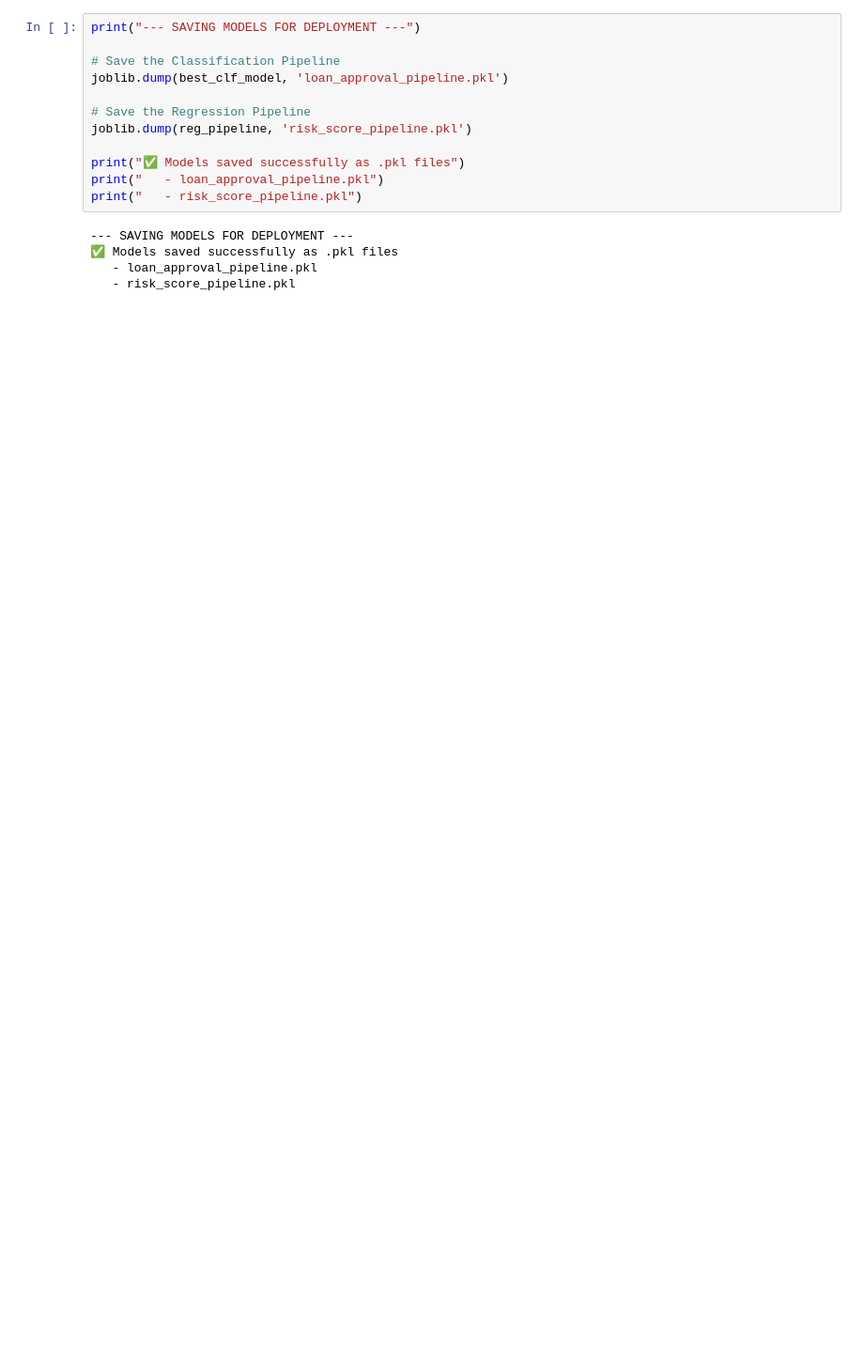
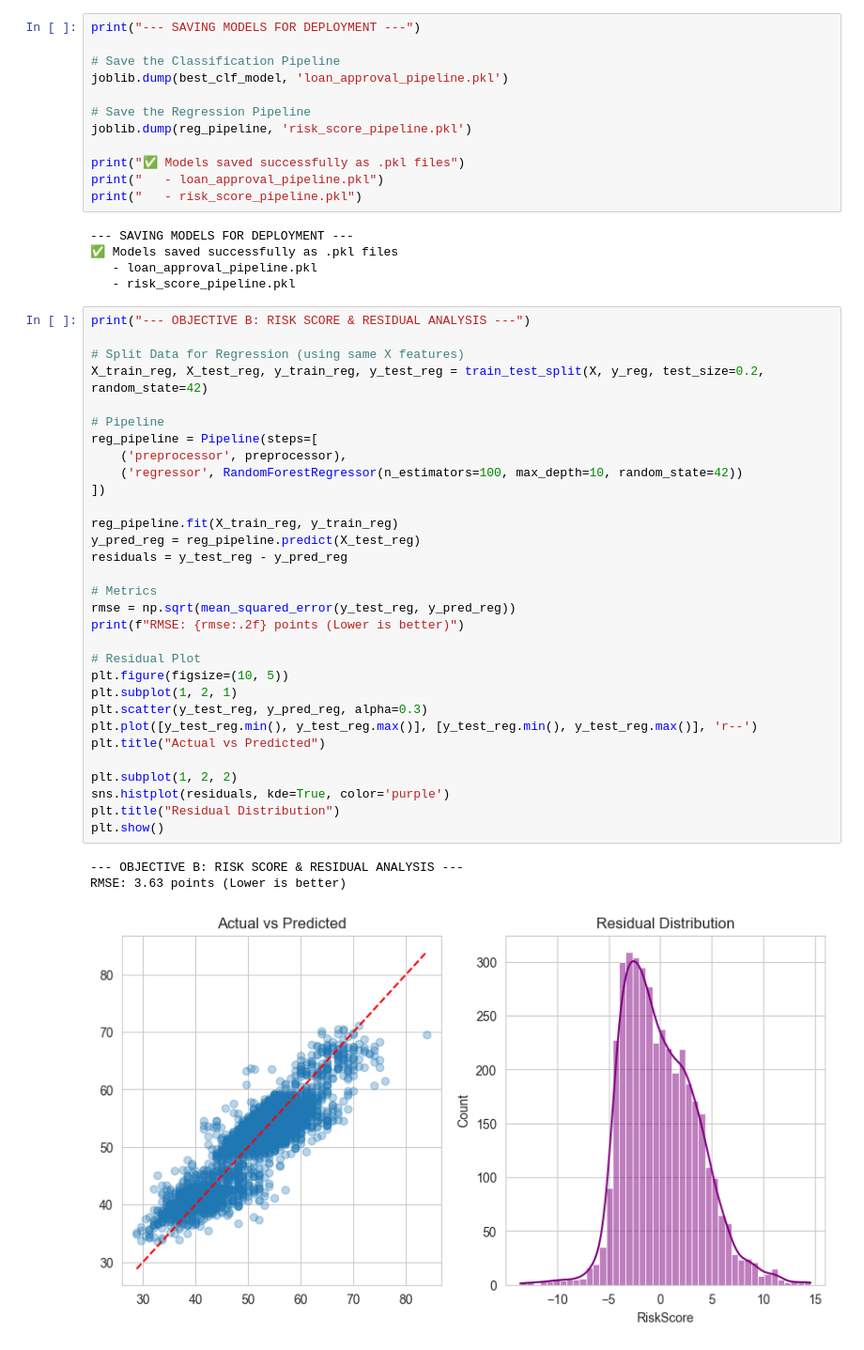
Before and after one commit to AnujanN/Financial-Risk-Modeling, a Jupyter notebook: Loan analysis.ipynb, the cells around one changed output. Shown at 94% size. Cells and saved outputs as stored; diff of their text form; blank space fills up the shorter version.

```diff
--- a/Loan analysis.ipynb
+++ b/Loan analysis.ipynb
@@ -328,3 +300,38 @@ print("   - risk_score_pipeline.pkl")
 ✅ Models saved successfully as .pkl files
    - loan_approval_pipeline.pkl
    - risk_score_pipeline.pkl
+# %%
+print("--- OBJECTIVE B: RISK SCORE & RESIDUAL ANALYSIS ---")
+
+# Split Data for Regression (using same X features)
+X_train_reg, X_test_reg, y_train_reg, y_test_reg = train_test_split(X, y_reg, test_size=0.2, random_state=42)
+
+# Pipeline
+reg_pipeline = Pipeline(steps=[
+    ('preprocessor', preprocessor),
+    ('regressor', RandomForestRegressor(n_estimators=100, max_depth=10, random_state=42))
+])
+
+reg_pipeline.fit(X_train_reg, y_train_reg)
+y_pred_reg = reg_pipeline.predict(X_test_reg)
+residuals = y_test_reg - y_pred_reg
+
+# Metrics
+rmse = np.sqrt(mean_squared_error(y_test_reg, y_pred_reg))
+print(f"RMSE: {rmse:.2f} points (Lower is better)")
+
+# Residual Plot
+plt.figure(figsize=(10, 5))
+plt.subplot(1, 2, 1)
+plt.scatter(y_test_reg, y_pred_reg, alpha=0.3)
+plt.plot([y_test_reg.min(), y_test_reg.max()], [y_test_reg.min(), y_test_reg.max()], 'r--')
+plt.title("Actual vs Predicted")
+
+plt.subplot(1, 2, 2)
+sns.histplot(residuals, kde=True, color='purple')
+plt.title("Residual Distribution")
+plt.show()
+# %% [output]
+--- OBJECTIVE B: RISK SCORE & RESIDUAL ANALYSIS ---
+RMSE: 3.63 points (Lower is better)
+[figure, added]
```
Also changed, not shown: parts of 11 cells of this notebook.
